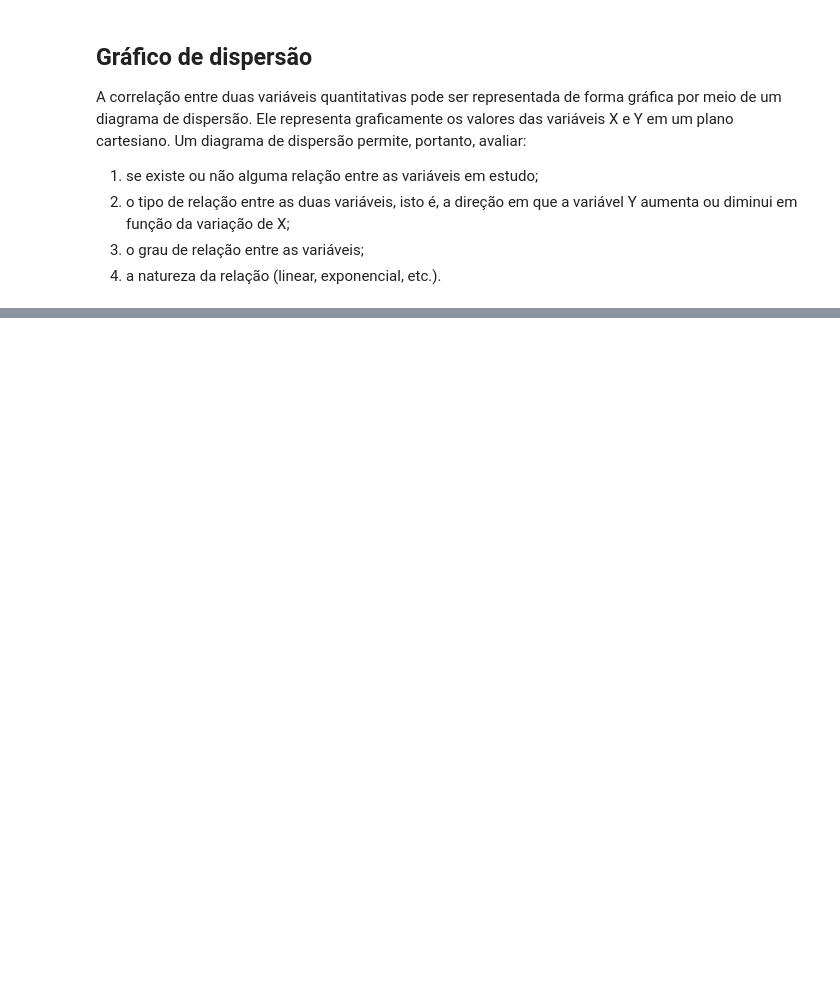
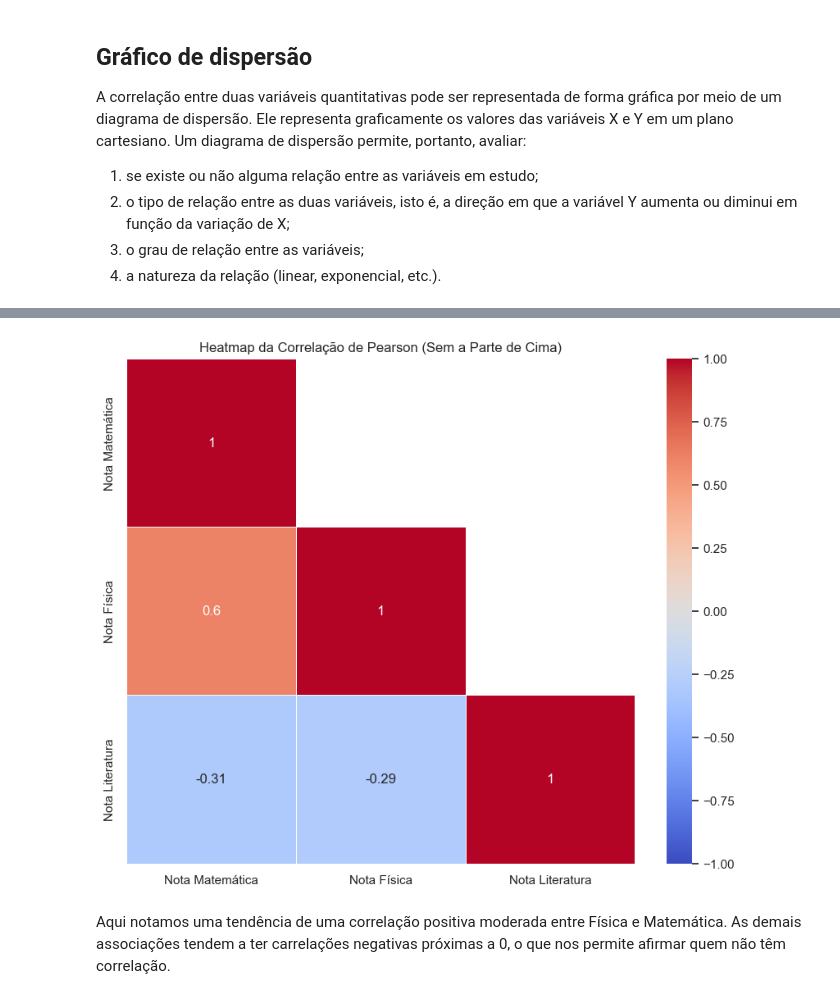
Before and after one commit to vitormarx/ciencia-de-dados, a Jupyter notebook: notebooks/estatística descritiva/Correlação_de_Pearson.ipynb, the cells around one changed output, grey strips where cells are left out. Drawn from its saved outputs; the diff is of its cells as text; code cells hidden in the pictures; blank space fills up the shorter version.

Commit message:
correlação de pearson

```diff
--- a/notebooks/estatística descritiva/Correlação_de_Pearson.ipynb
+++ b/notebooks/estatística descritiva/Correlação_de_Pearson.ipynb
@@ -99,3 +109,22 @@ O coeficiente de correlação de Pearson (p) é uma medida que varia entre -1 e
 * Se p for positivo, existe uma relação diretamente proporcional entre as variáveis; se p = 1, tem-se uma correlação linear positiva perfeita.
 * Se p for negativo, existe uma relação inversamente proporcional entre as variáveis; se p = -1, tem-se uma correlação linear negativa perfeita.
 * Se p for nulo, não existe correlação entre as variáveis.
+# %%
+def calcular_correlacao(df: list[float]) -> None:
+    correlation_matrix = df.corr()
+
+    # Configura o estilo do heatmap
+    sns.set(style="white")
+
+    # Cria o heatmap
+    plt.figure(figsize=(10, 8))
+    sns.heatmap(correlation_matrix, mask=np.triu(correlation_matrix, k=1), annot=True, cmap='coolwarm', linewidths=.5,
+                center=0, vmin=-1, vmax=1)
+    plt.title("Heatmap da Correlação de Pearson (Sem a Parte de Cima)")
+    plt.show()
+
+calcular_correlacao(df)
+# %% [output]
+[figure, added]
+# %% [markdown]
+Aqui notamos uma tendência de uma correlação positiva moderada entre Física e Matemática. As demais associações tendem a ter carrelações negativas próximas a 0, o que nos permite afirmar quem não têm correlação.
```
Also changed, not shown: parts of 6 cells of this notebook.
